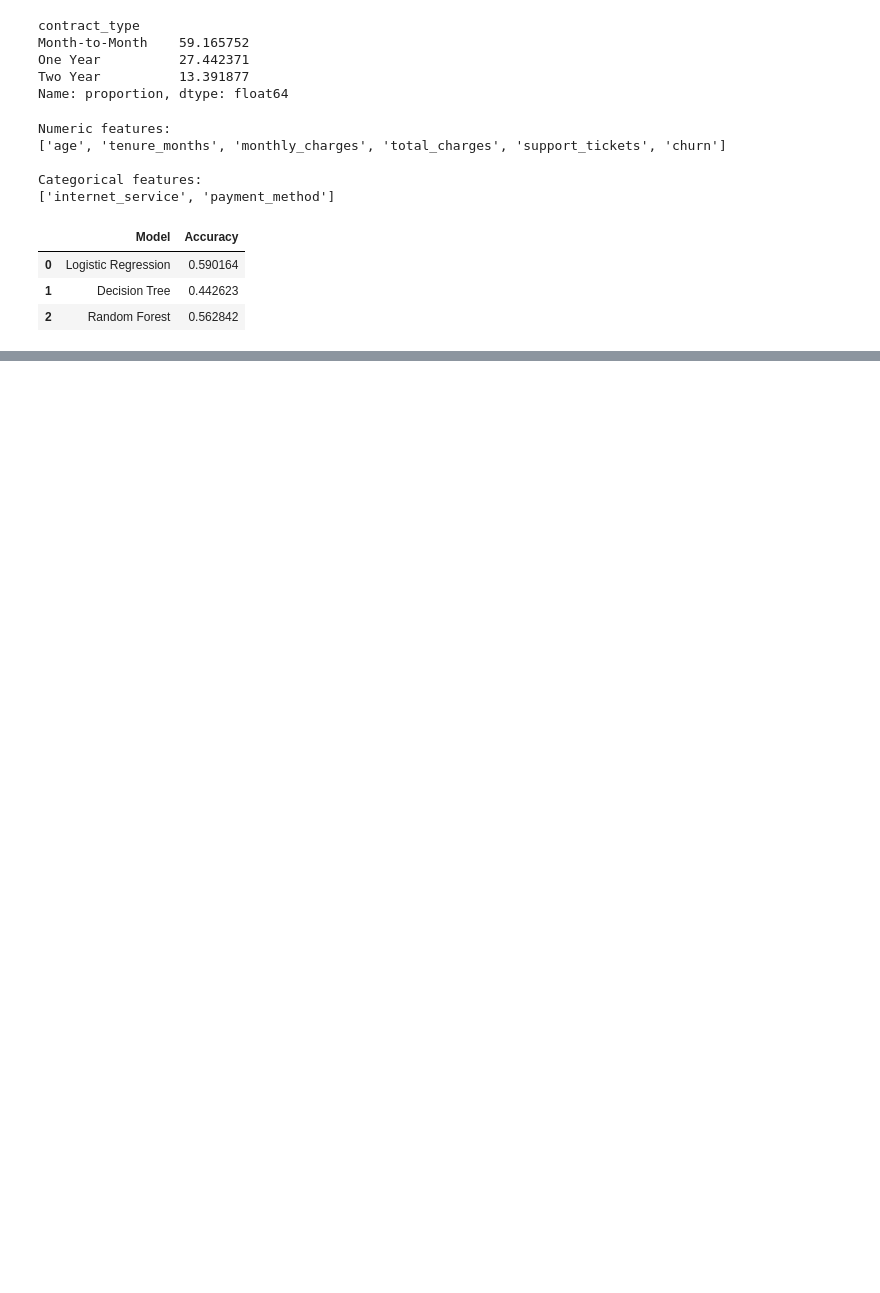
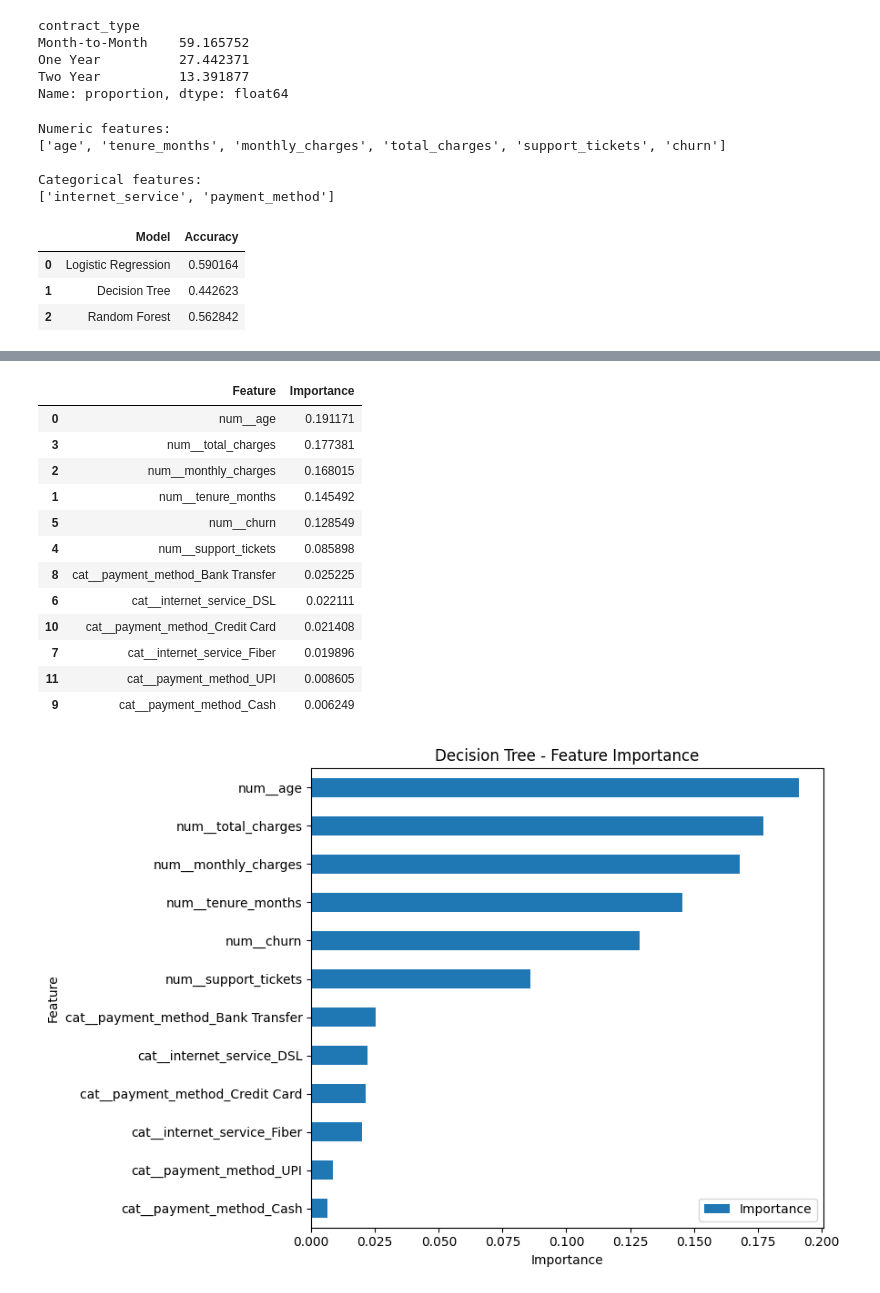
Before and after one commit to Adithya-Biju/MLAssessment, a Jupyter notebook: notebooks/engineer_2/supervised.ipynb, the cells around one changed output, grey strips where cells are left out. Drawn from its saved outputs; the diff is of its cells as text; code cells hidden in the pictures; blank space fills up the shorter version.

```diff
--- a/notebooks/engineer_2/supervised.ipynb
+++ b/notebooks/engineer_2/supervised.ipynb
@@ -166,0 +286,56 @@ display(accuracy_comparison)
+# %%
+feature_names = (
+    preprocessor
+    .fit(X_train)
+    .get_feature_names_out()
+)
+# %%
+
+tree_importance = tree_classifier[
+    "classifier"
+].feature_importances_
+
+tree_features = pd.DataFrame({
+    "Feature": feature_names,
+    "Importance": tree_importance
+})
+
+tree_features = tree_features.sort_values(
+    "Importance",
+    ascending=False
+)
+
+display(
+    tree_features.head(15)
+)
+
+tree_features.head(15).plot(
+    x="Feature",
+    y="Importance",
+    kind="barh",
+    figsize=(9, 6)
+)
+
+plt.title("Decision Tree - Feature Importance")
+plt.xlabel("Importance")
+plt.ylabel("Feature")
+
+plt.gca().invert_yaxis()
+
+plt.tight_layout()
+plt.show()
+# %% [output]
+|  | Feature | Importance |
+| 0 | num__age | 0.191171 |
+| 3 | num__total_charges | 0.177381 |
+| 2 | num__monthly_charges | 0.168015 |
+| 1 | num__tenure_months | 0.145492 |
+| 5 | num__churn | 0.128549 |
+| 4 | num__support_tickets | 0.085898 |
+| 8 | cat__payment_method_Bank Transfer | 0.025225 |
+| 6 | cat__internet_service_DSL | 0.022111 |
+| 10 | cat__payment_method_Credit Card | 0.021408 |
+| 7 | cat__internet_service_Fiber | 0.019896 |
+| 11 | cat__payment_method_UPI | 0.008605 |
+| 9 | cat__payment_method_Cash | 0.006249 |
+[figure, added]
```
Also changed, not shown: parts of 8 cells of this notebook.
